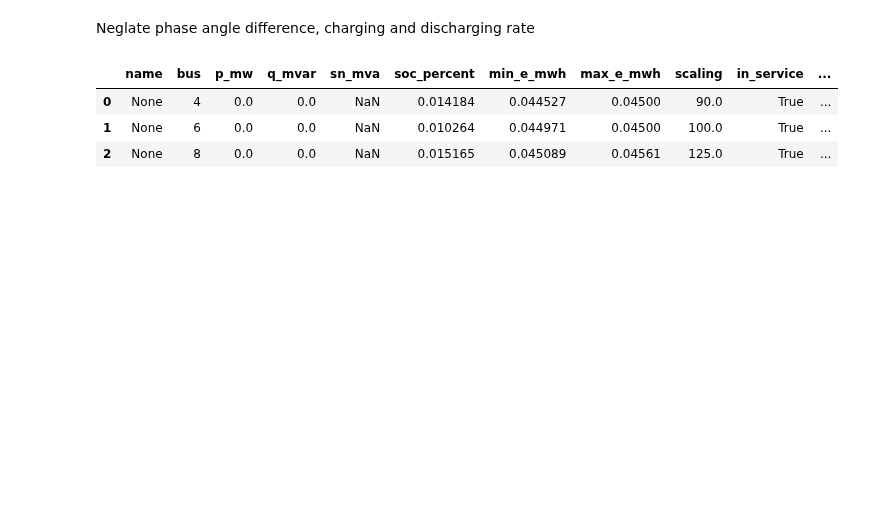
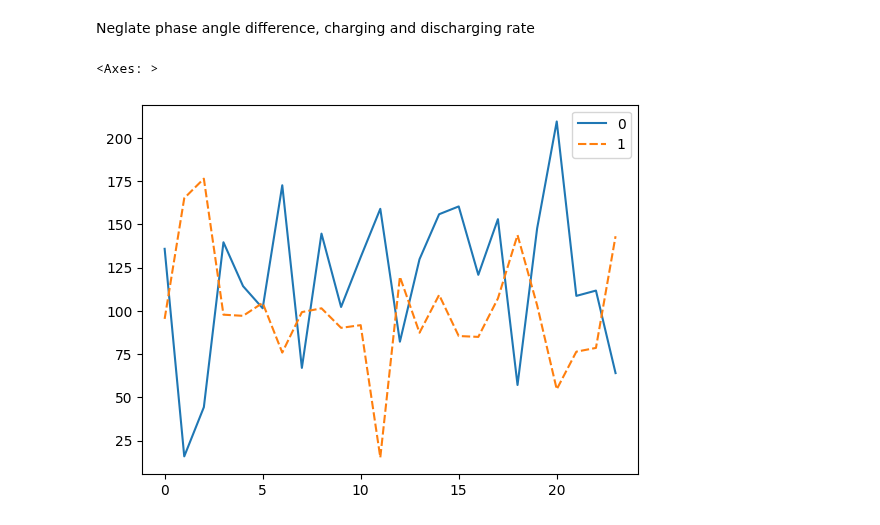
Before and after one commit to chialingyang7718/RL_OPF_EVaware, a Jupyter notebook: Scripts/IPM.ipynb, the cells around one changed output. Saved outputs shown, nothing was run; the diff lists cells and outputs as text; code cells hidden in the pictures; blank space fills up the shorter version.

```diff
--- a/Scripts/IPM.ipynb
+++ b/Scripts/IPM.ipynb
@@ -14,6 +15,10 @@ net = gl.load_test_case_grid(n_case)
 # %%
 # Define time periods
 time_periods = range(0, 24)  # T
+time_periods_plus = range(1, 25)  # T+1
+
+EVScenarios = ["ImmediateFull", "ImmediateBalanced", "Home", "Night"]
+EVScenario = EVScenarios[1]
 # %%
 
 # Get load data
@@ -55,7 +64,22 @@ for i in net.load.index:
-# %%
-for i in net.bus.index:
-    net.bus.loc[i, "max_vm_pu"] = 1.5
-    net.bus.loc[i, "min_vm_pu"] = 0.5
+# %%
+
+ # Update EV limits
+for i in range(N_D):
+    future_SOC = (net.storage.loc[i, "soc_percent"]* max_e_mwh[i] - df_EV_demand.loc[:,0].iloc[i])/max_e_mwh[i]
+    if future_SOC < df_SOC_threshold.loc[0, str(i)]: #df_EV_SOC.loc[:, t].iloc[i]:
+        # no discharging allowed
+        net.storage.loc[i, "min_p_mw"] = min((df_SOC_threshold.loc[0, str(i)] - future_SOC) * max_e_mwh[i], 0.022)
+        net.storage.loc[i, "max_p_mw"] = min(0.022, max_e_mwh[i]*(1-future_SOC))
+    else:
+        net.storage.loc[i, "min_p_mw"] = max(-0.022, -max_e_mwh[i] * (future_SOC-df_SOC_threshold.loc[0, str(i)]))
+        net.storage.loc[i, "max_p_mw"] =  min(0.022, max_e_mwh[i]*(1-future_SOC))
+# %%
+if n_case == 14:
+    for i in net.gen.index:
+        if net.gen.loc[i, "vm_pu"] > net.bus.loc[net.gen.loc[i, "bus"], "max_vm_pu"]:
+            net.gen.loc[i, "vm_pu"] = net.bus.loc[net.gen.loc[i, "bus"], "max_vm_pu"]
+        if net.gen.loc[i, "vm_pu"] < net.bus.loc[net.gen.loc[i, "bus"], "min_vm_pu"]:
+            net.gen.loc[i, "vm_pu"] = net.bus.loc[net.gen.loc[i, "bus"], "min_vm_pu"]
 # %%
 # Save results
 df_cost = pd.DataFrame(index=time_periods)
@@ -99,7 +146,8 @@ for t in time_periods:
-# %%
-net.storage
-# %% [output]
-|  | name | bus | p_mw | q_mvar | sn_mva | soc_percent | min_e_mwh | max_e_mwh | scaling | in_service | ... |
-| 0 | None | 4 | 0.0 | 0.0 | NaN | 0.014184 | 0.044527 | 0.04500 | 90.0 | True | ... |
-| 1 | None | 6 | 0.0 | 0.0 | NaN | 0.010264 | 0.044971 | 0.04500 | 100.0 | True | ... |
-| 2 | None | 8 | 0.0 | 0.0 | NaN | 0.015165 | 0.045089 | 0.04561 | 125.0 | True | ... |
+# %%
+import seaborn as sns
+
+# Plot results
+sns.lineplot(data= df_gen_p)
+# %% [output]
+<Axes: >
+[figure, added]
```
Also changed, not shown: parts of 10 cells of this notebook.
